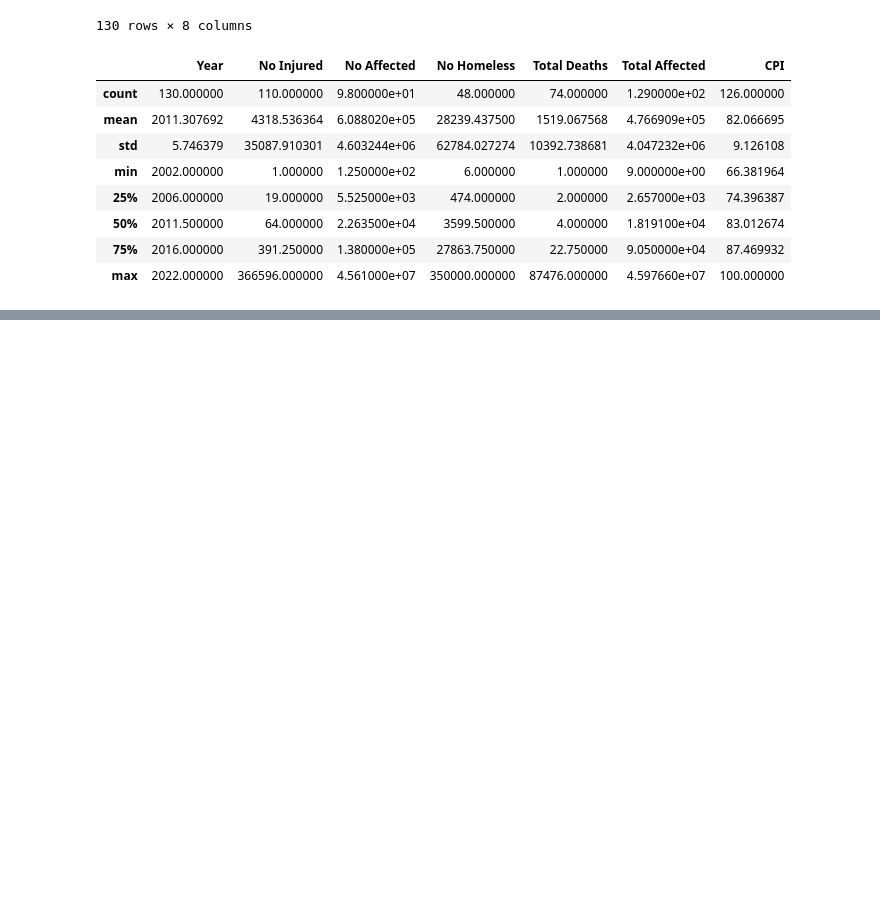
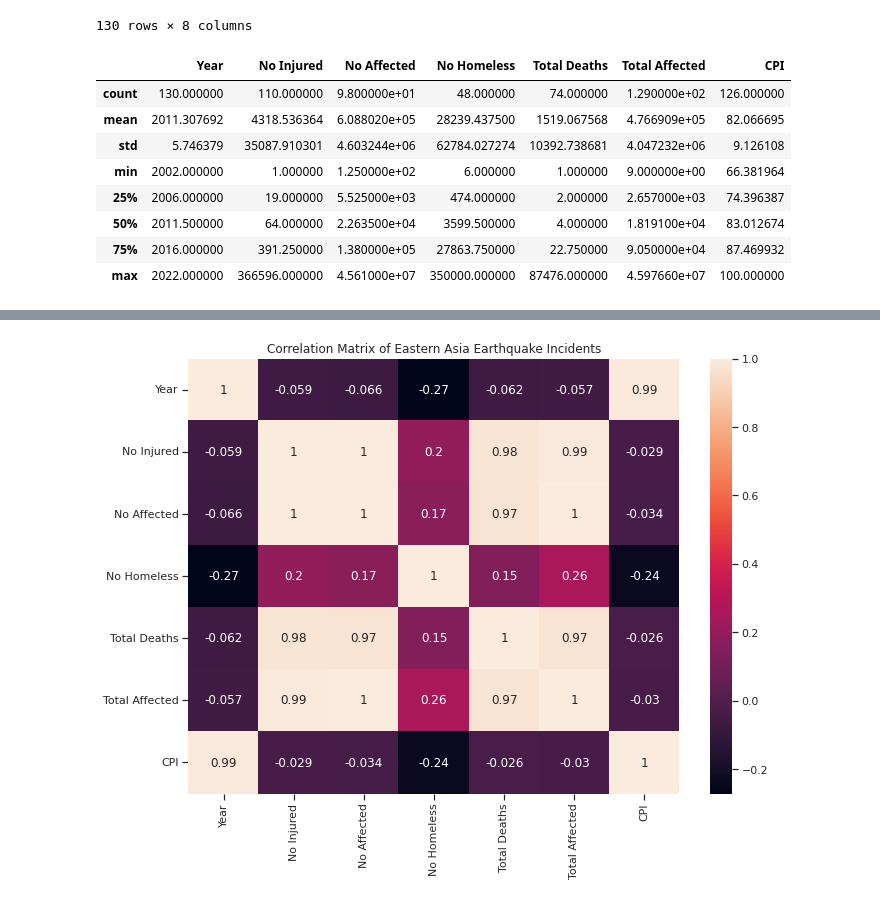
Before and after one commit to luzmarie-fer/DataAnalytics, a Jupyter notebook: Visual Codes.ipynb, the cells around one changed output, grey strips where cells are left out. Cells and saved outputs as stored; diff of their text form; code cells hidden in the pictures; blank space fills up the shorter version.

```diff
--- a/Visual Codes.ipynb
+++ b/Visual Codes.ipynb
@@ -221,0 +177,3 @@ plt.show()
+# %%
+cor_mat = df.corr()
+cor_mat
@@ -221,0 +189,7 @@ plt.show()
+# %%
+plt.figure(figsize=(11,8))
+sns.heatmap(data = cor_mat, annot = True)
+plt.title('Correlation Matrix of Eastern Asia Earthquake Incidents')
+plt.show()
+# %% [output]
+[figure, added]
```
Also changed, not shown: parts of 7 cells of this notebook.
